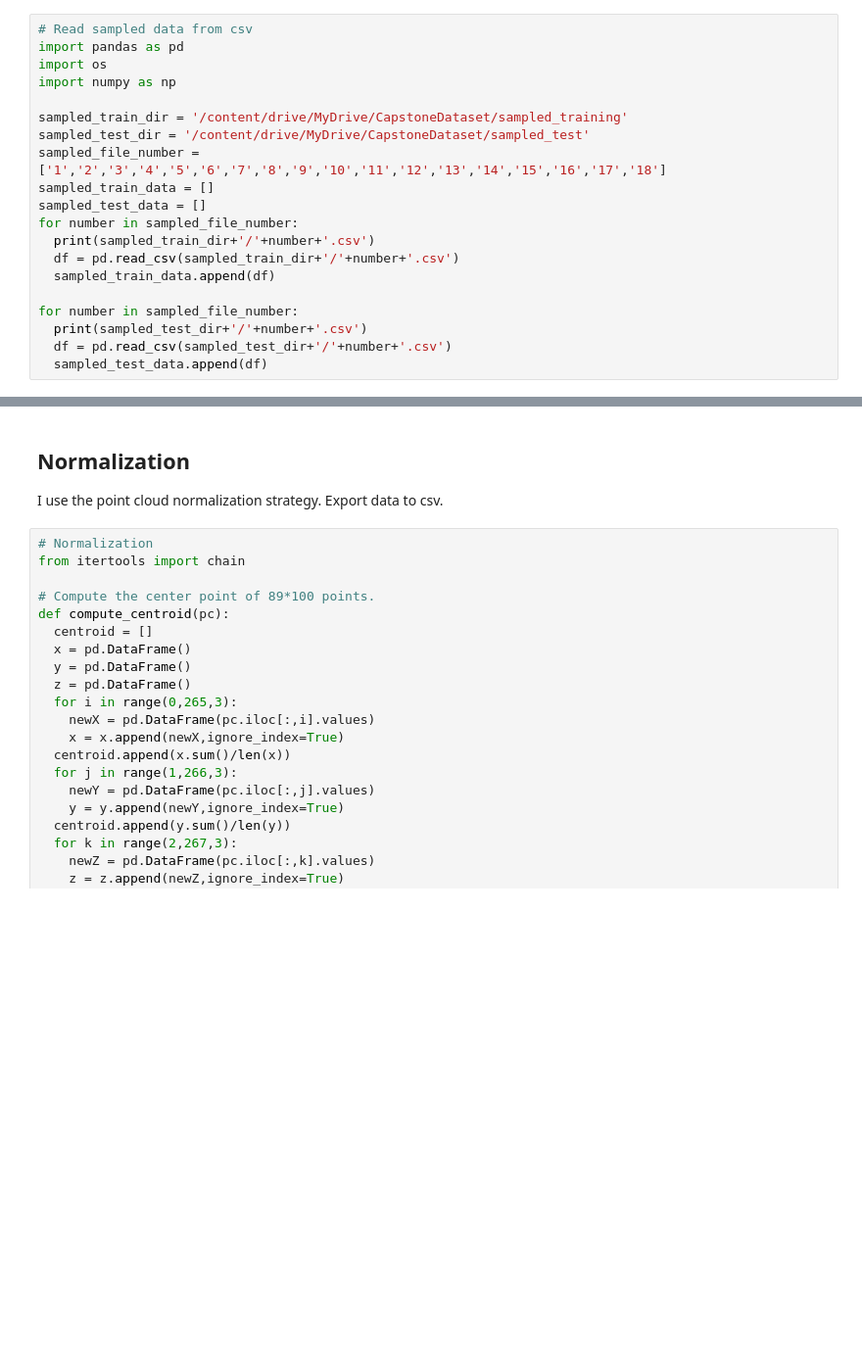
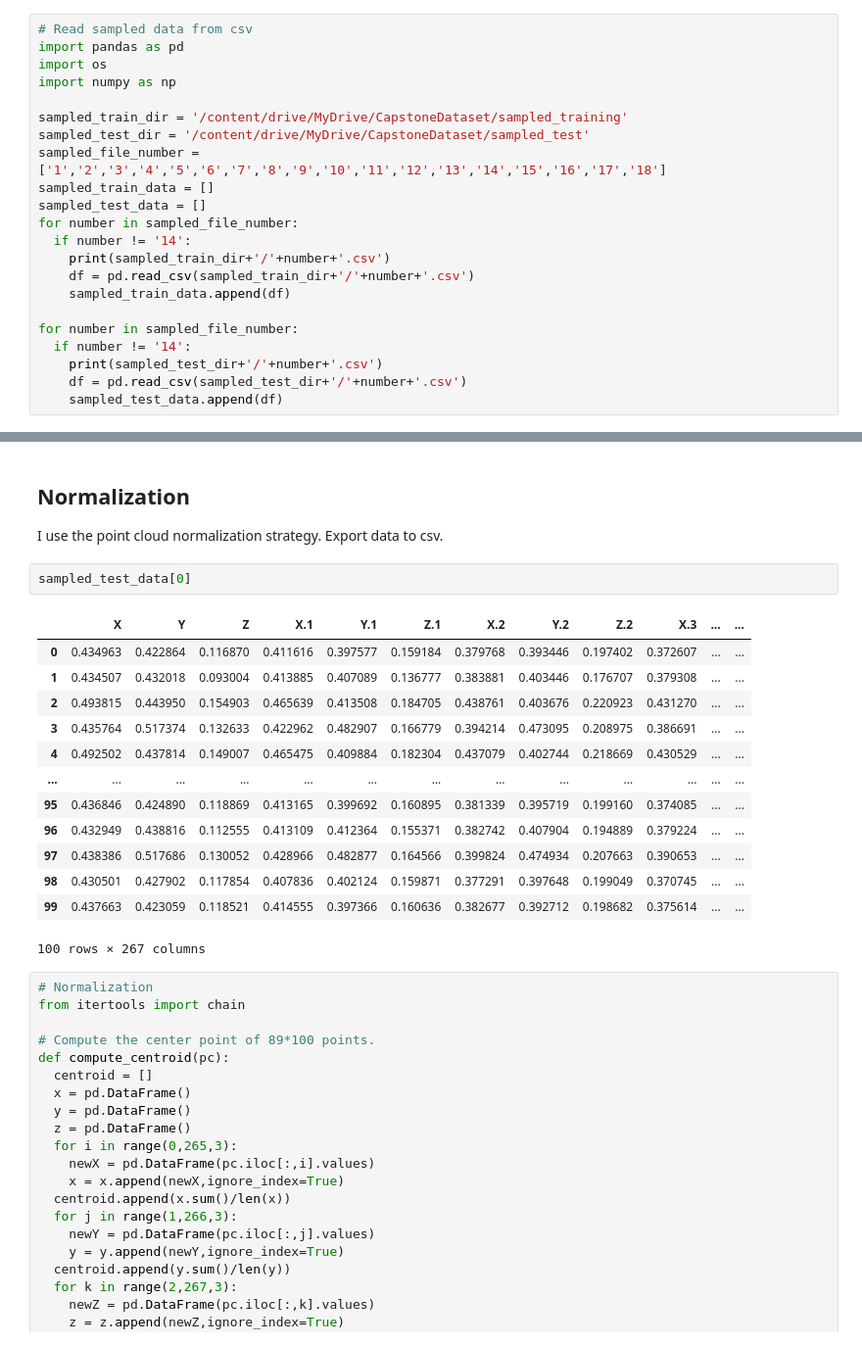
Before and after one commit to husiyang/Capstone_ASM_Model, a Jupyter notebook: capstone.ipynb, the cells around one changed output, grey strips where cells are left out. Shown at 98% size. Saved outputs shown, nothing was run; the diff lists cells and outputs as text; blank space fills up the shorter version.

```diff
--- a/capstone.ipynb
+++ b/capstone.ipynb
@@ -210,14 +210,16 @@ sampled_file_number = ['1','2','3','4','5','6','7','8','9','10','11','12','13','
 sampled_train_data = []
 sampled_test_data = []
 for number in sampled_file_number:
-  print(sampled_train_dir+'/'+number+'.csv')
-  df = pd.read_csv(sampled_train_dir+'/'+number+'.csv')
-  sampled_train_data.append(df)
+  if number != '14':
+    print(sampled_train_dir+'/'+number+'.csv')
+    df = pd.read_csv(sampled_train_dir+'/'+number+'.csv')
+    sampled_train_data.append(df)
 
 for number in sampled_file_number:
-  print(sampled_test_dir+'/'+number+'.csv')
-  df = pd.read_csv(sampled_test_dir+'/'+number+'.csv')
-  sampled_test_data.append(df)
+  if number != '14':
+    print(sampled_test_dir+'/'+number+'.csv')
+    df = pd.read_csv(sampled_test_dir+'/'+number+'.csv')
+    sampled_test_data.append(df)
 # %% [output]
 /content/drive/MyDrive/CapstoneDataset/sampled_training/1.csv
 /content/drive/MyDrive/CapstoneDataset/sampled_training/2.csv
@@ -239,6 +241,22 @@ for number in sampled_file_number:
 # %% [markdown]
 ## **Normalization**
 I use the point cloud normalization strategy. Export data to csv.
+# %%
+sampled_test_data[0]
+# %% [output]
+|  | X | Y | Z | X.1 | Y.1 | Z.1 | X.2 | Y.2 | Z.2 | X.3 | ... | ... |
+| 0 | 0.434963 | 0.422864 | 0.116870 | 0.411616 | 0.397577 | 0.159184 | 0.379768 | 0.393446 | 0.197402 | 0.372607 | ... | ... |
+| 1 | 0.434507 | 0.432018 | 0.093004 | 0.413885 | 0.407089 | 0.136777 | 0.383881 | 0.403446 | 0.176707 | 0.379308 | ... | ... |
+| 2 | 0.493815 | 0.443950 | 0.154903 | 0.465639 | 0.413508 | 0.184705 | 0.438761 | 0.403676 | 0.220923 | 0.431270 | ... | ... |
+| 3 | 0.435764 | 0.517374 | 0.132633 | 0.422962 | 0.482907 | 0.166779 | 0.394214 | 0.473095 | 0.208975 | 0.386691 | ... | ... |
+| 4 | 0.492502 | 0.437814 | 0.149007 | 0.465475 | 0.409884 | 0.182304 | 0.437079 | 0.402744 | 0.218669 | 0.430529 | ... | ... |
+| ... | ... | ... | ... | ... | ... | ... | ... | ... | ... | ... | ... | ... |
+| 95 | 0.436846 | 0.424890 | 0.118869 | 0.413165 | 0.399692 | 0.160895 | 0.381339 | 0.395719 | 0.199160 | 0.374085 | ... | ... |
+| 96 | 0.432949 | 0.438816 | 0.112555 | 0.413109 | 0.412364 | 0.155371 | 0.382742 | 0.407904 | 0.194889 | 0.379224 | ... | ... |
+| 97 | 0.438386 | 0.517686 | 0.130052 | 0.428966 | 0.482877 | 0.164566 | 0.399824 | 0.474934 | 0.207663 | 0.390653 | ... | ... |
+| 98 | 0.430501 | 0.427902 | 0.117854 | 0.407836 | 0.402124 | 0.159871 | 0.377291 | 0.397648 | 0.199049 | 0.370745 | ... | ... |
+| 99 | 0.437663 | 0.423059 | 0.118521 | 0.414555 | 0.397366 | 0.160636 | 0.382677 | 0.392712 | 0.198682 | 0.375614 | ... | ... |
+100 rows × 267 columns
 # %%
 # Normalization
 from itertools import chain
```
Also changed, not shown: parts of 9 cells of this notebook.
